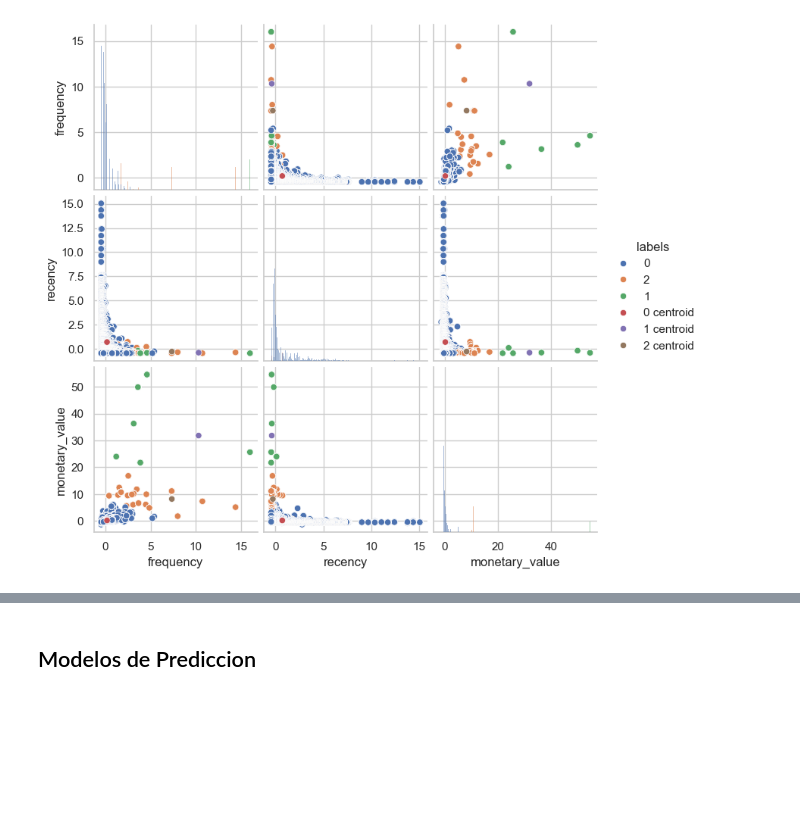
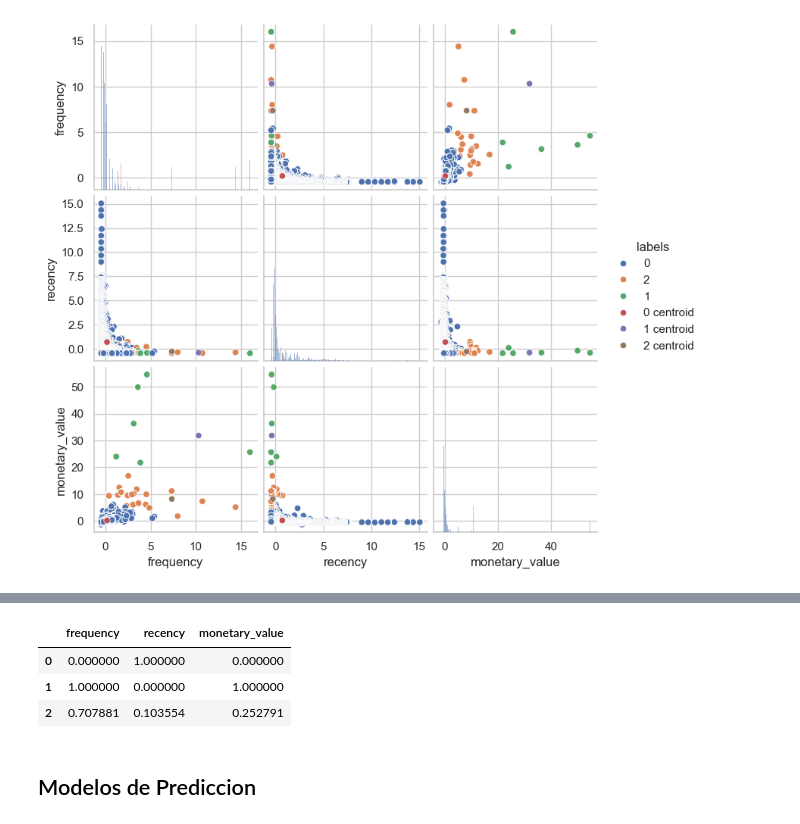
Before and after one commit to AbnerGalRol/Hackaton-Triple_ten-Team-8, a Jupyter notebook: notebooks/hackaton-triple-ten.ipynb, the cells around one changed output, grey strips where cells are left out. Drawn from its saved outputs; the diff is of its cells as text; code cells hidden in the pictures; blank space fills up the shorter version.

```diff
--- a/notebooks/hackaton-triple-ten.ipynb
+++ b/notebooks/hackaton-triple-ten.ipynb
@@ -595,0 +607,22 @@ sns.pairplot(df_all,hue='labels',diag_kind='hist')
+# %%
+# preparing data for radar chart
+features_to_plot = cluster_features
+labels = np.array(features_to_plot)
+
+# creating a dataframe for the radar chart
+radar_df = cluster_means[features_to_plot]
+
+# normalizing the data
+scaler = MinMaxScaler()
+radar_df_normalized = radar_df.copy()
+radar_df_normalized = scaler.fit_transform(radar_df_normalized)
+
+segment_names = ['Churn Risk Customers','High-Value Customers', 'Potential Loyal Customers']
+
+radar_df_normalized = pd.DataFrame(radar_df_normalized,columns=features_to_plot)
+radar_df_normalized
+# %% [output]
+|  | frequency | recency | monetary_value |
+| 0 | 0.000000 | 1.000000 | 0.000000 |
+| 1 | 1.000000 | 0.000000 | 1.000000 |
+| 2 | 0.707881 | 0.103554 | 0.252791 |
```
Also changed, not shown: parts of 3 cells of this notebook.
